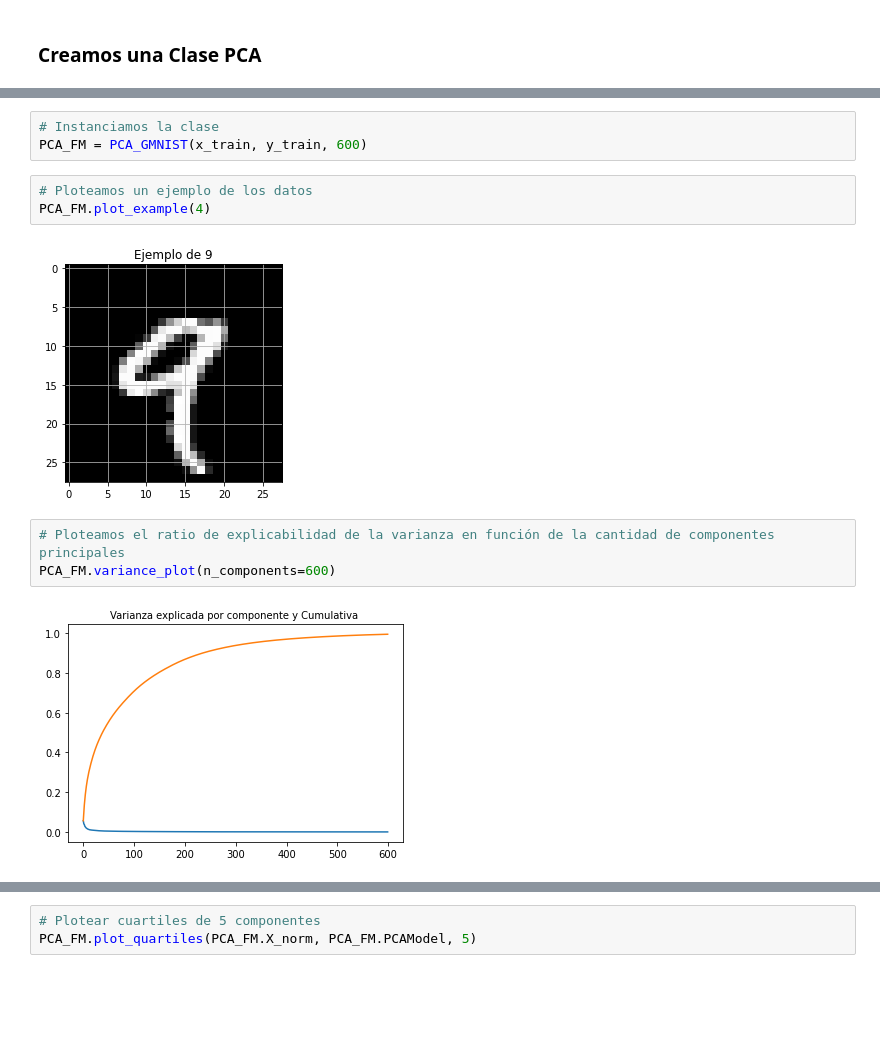
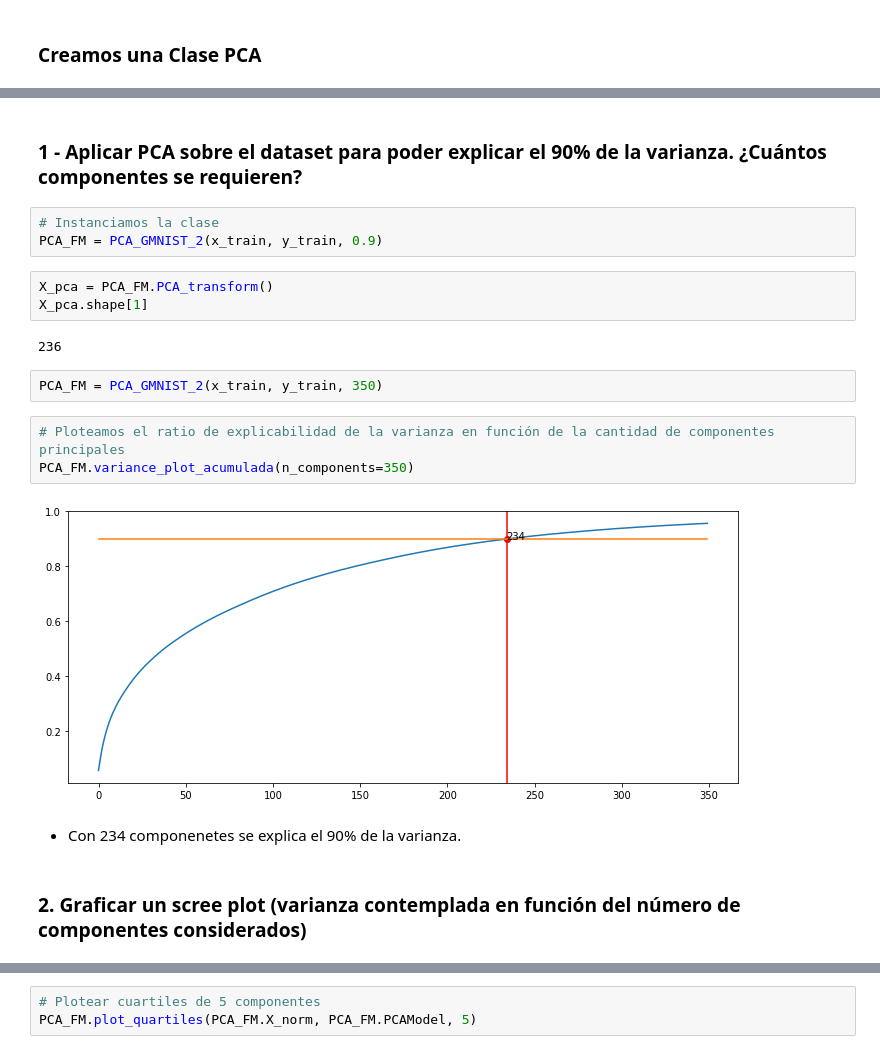
Before and after one commit to pedromperezc/Intro-AI, a Jupyter notebook: clase_2/PCA - Handwritten Digit.ipynb, the cells around one changed output, grey strips where cells are left out. Drawn from its saved outputs; the diff is of its cells as text; blank space fills up the shorter version.

```diff
--- a/clase_2/PCA - Handwritten Digit.ipynb
+++ b/clase_2/PCA - Handwritten Digit.ipynb
@@ -349,14 +222,22 @@ class PCA_GMNIST:
+# %% [markdown]
+### 1 -  Aplicar PCA sobre el dataset para poder explicar el 90% de la varianza. ¿Cuántos componentes se requieren?
 # %%
 # Instanciamos la clase
-PCA_FM = PCA_GMNIST(x_train, y_train, 600)
+PCA_FM = PCA_GMNIST_2(x_train, y_train, 0.9)
-# %%
-# Ploteamos un ejemplo de los datos
-PCA_FM.plot_example(4)
-# %% [output]
-[figure, removed]
+# %%
+X_pca = PCA_FM.PCA_transform()
+X_pca.shape[1]
+# %% [output]
+236
+# %%
+PCA_FM = PCA_GMNIST_2(x_train, y_train, 350)
 # %%
 # Ploteamos el ratio de explicabilidad de la varianza en función de la cantidad de componentes principales
-PCA_FM.variance_plot(n_components=600)
+PCA_FM.variance_plot_acumulada(n_components=350)
 # %% [output]
-[figure, old version]
+[figure, new version]
+# %% [markdown]
+* Con 234 componenetes se explica el 90% de la varianza.
+# %% [markdown]
+### 2. Graﬁcar un scree plot (varianza contemplada en función del número de componentes considerados)
 # %%
```
Also changed, not shown: parts of 27 cells of this notebook, 1 other file.
